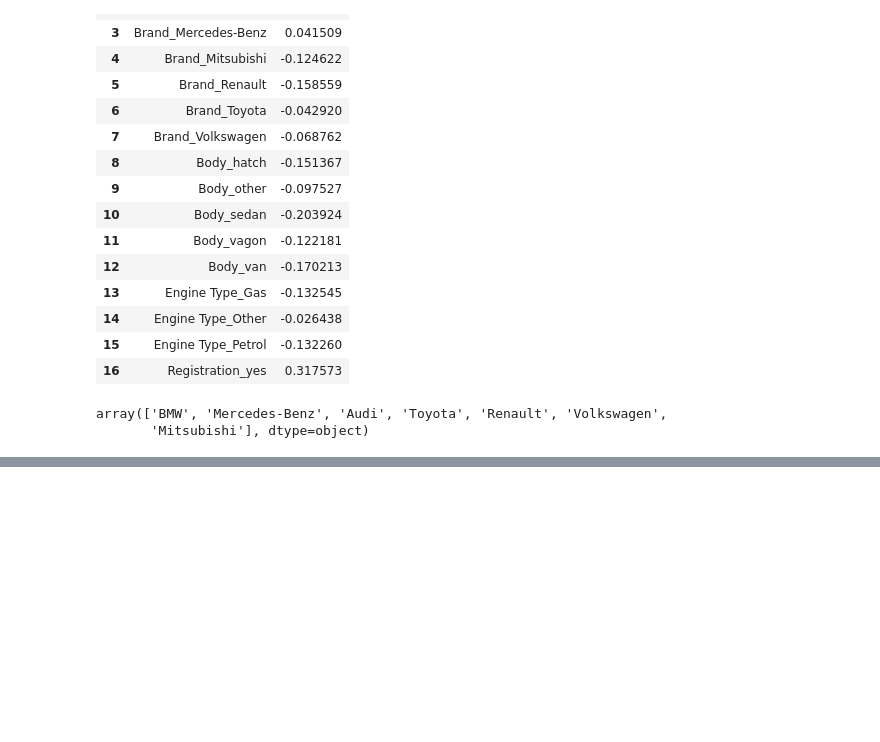
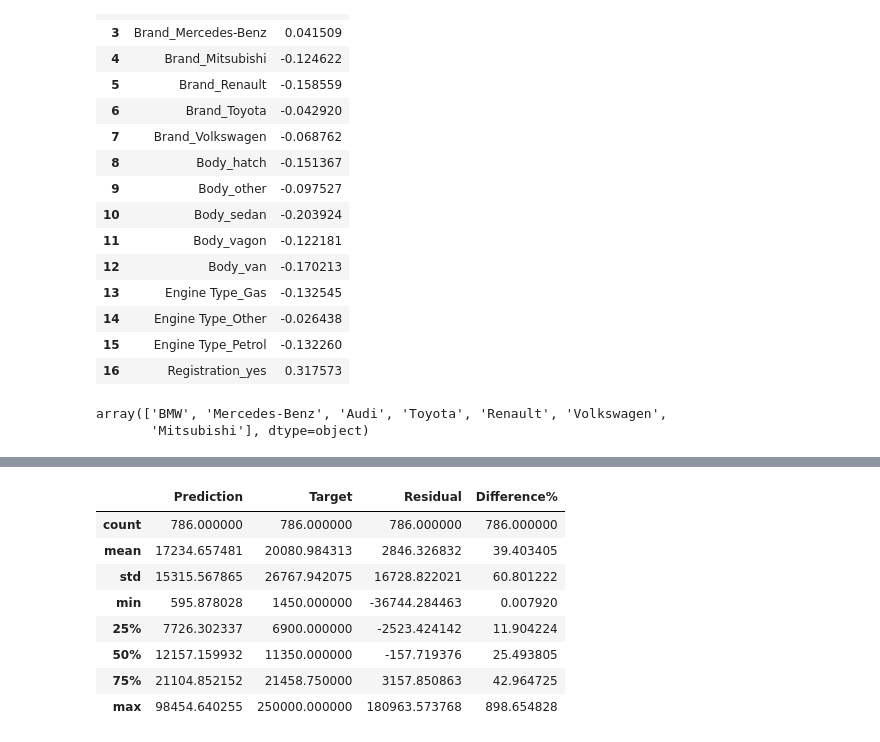
Before and after one commit to shubhampathare777/Data_Science, a Jupyter notebook: sklearn-Linear Regression.ipynb, the cells around one changed output, grey strips where cells are left out. Saved outputs shown, nothing was run; the diff lists cells and outputs as text; code cells hidden in the pictures; blank space fills up the shorter version.

```diff
--- a/sklearn-Linear Regression.ipynb
+++ b/sklearn-Linear Regression.ipynb
@@ -438,0 +523,12 @@ array(['BMW', 'Mercedes-Benz', 'Audi', 'Toyota', 'Renault', 'Volkswagen',
+# %%
+df_pf.describe()
+# %% [output]
+|  | Prediction | Target | Residual | Difference% |
+| count | 786.000000 | 786.000000 | 786.000000 | 786.000000 |
+| mean | 17234.657481 | 20080.984313 | 2846.326832 | 39.403405 |
+| std | 15315.567865 | 26767.942075 | 16728.822021 | 60.801222 |
+| min | 595.878028 | 1450.000000 | -36744.284463 | 0.007920 |
+| 25% | 7726.302337 | 6900.000000 | -2523.424142 | 11.904224 |
+| 50% | 12157.159932 | 11350.000000 | -157.719376 | 25.493805 |
+| 75% | 21104.852152 | 21458.750000 | 3157.850863 | 42.964725 |
+| max | 98454.640255 | 250000.000000 | 180963.573768 | 898.654828 |
```
Also changed, not shown: parts of 9 cells of this notebook.
